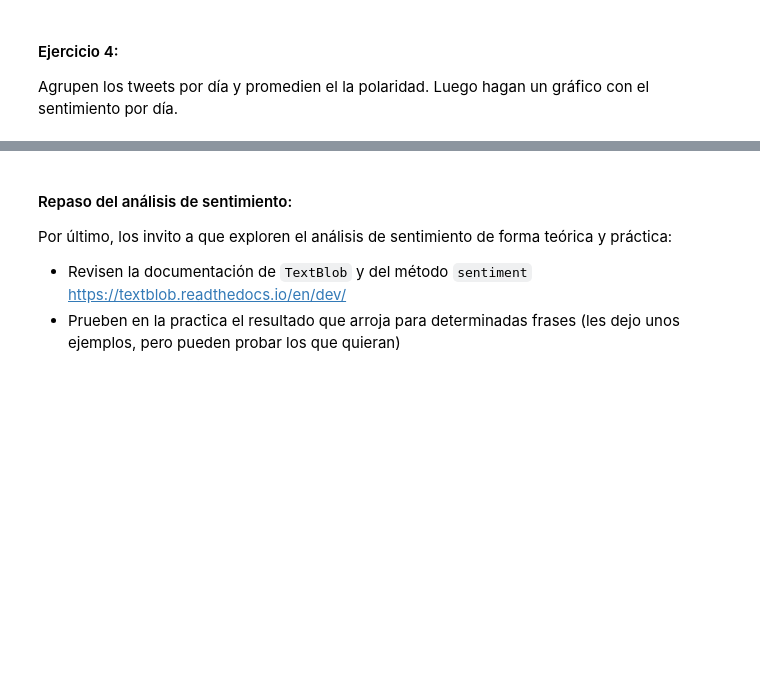
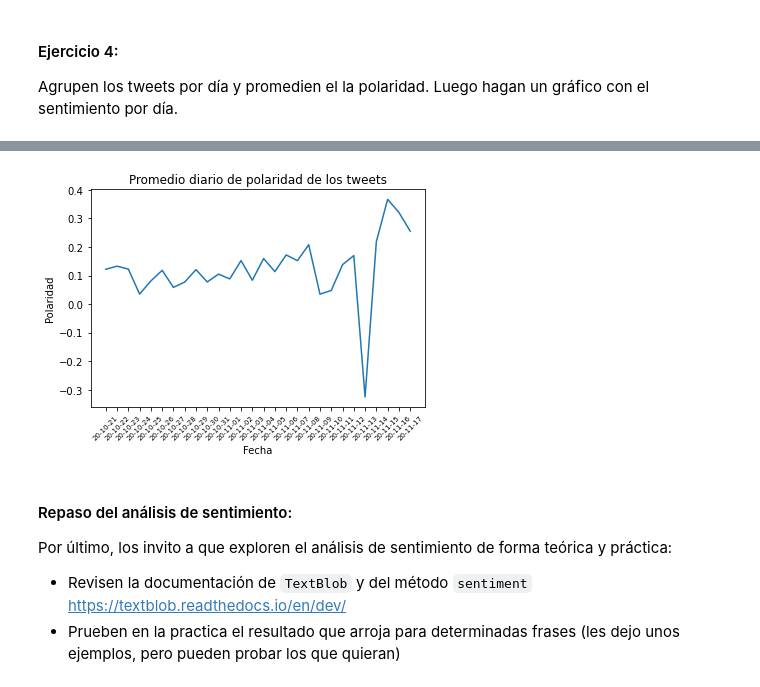
Before and after one commit to hpilar/TrabajosPracticos-Grupo4, a Jupyter notebook: TP1/TP1 - Parte 2.ipynb, the cells around one changed output, grey strips where cells are left out. Drawn from its saved outputs; the diff is of its cells as text; code cells hidden in the pictures; blank space fills up the shorter version.

```diff
--- a/TP1/TP1 - Parte 2.ipynb
+++ b/TP1/TP1 - Parte 2.ipynb
@@ -568,0 +560,5 @@ Matplotlib is building the font cache; this may take a moment.
+# %%
+# Creamos una nueva variable en nuestro data frame con un formato de fecha (aa-mm-dd), eliminando la hora del tweet
+tweets_sentimiento["fecha"] = tweets_sentimiento["created_at"].dt.strftime("%y-%m-%d")
+# Visualizamos el nuevo data frame
+tweets_sentimiento
@@ -568,0 +584,7 @@ Matplotlib is building the font cache; this may take a moment.
+# %%
+# Agrupamos los tweets por fecha y promediamos su polaridad
+tweets_dia_agg = tweets_sentimiento.groupby(by = ["fecha"]).agg({"polarity":"mean"})
+# Reseteamos el índice para que fecha no sea tomado como tal
+tweets_dia_agg . reset_index ( inplace = True )
+# Visualizamos el nuevo data frame
+tweets_dia_agg
@@ -569,3 +609,21 @@ Matplotlib is building the font cache; this may take a moment.
+# %%
+# Definimos los vectores de datos para el gráfico
+y1 = tweets_dia_agg["polarity"]
+x1 = tweets_dia_agg["fecha"]
+# %%
+# Creamos el gráfico
+
+plt.plot(x1, y1)
+
+#Modificamos las labels
+plt.xlabel("Fecha")
+plt.ylabel("Polaridad")
+plt.title("Promedio diario de polaridad de los tweets")
+plt.xticks(rotation =45, size=7)
+
+plt.show() #esto es  necesario  para  visualizar
+# %% [output]
+[figure, added]
 # %% [markdown]
 #### Repaso del análisis de sentimiento:
 Por último, los invito a que exploren el análisis de sentimiento de forma teórica y práctica:
```
Also changed, not shown: parts of 21 cells of this notebook.
